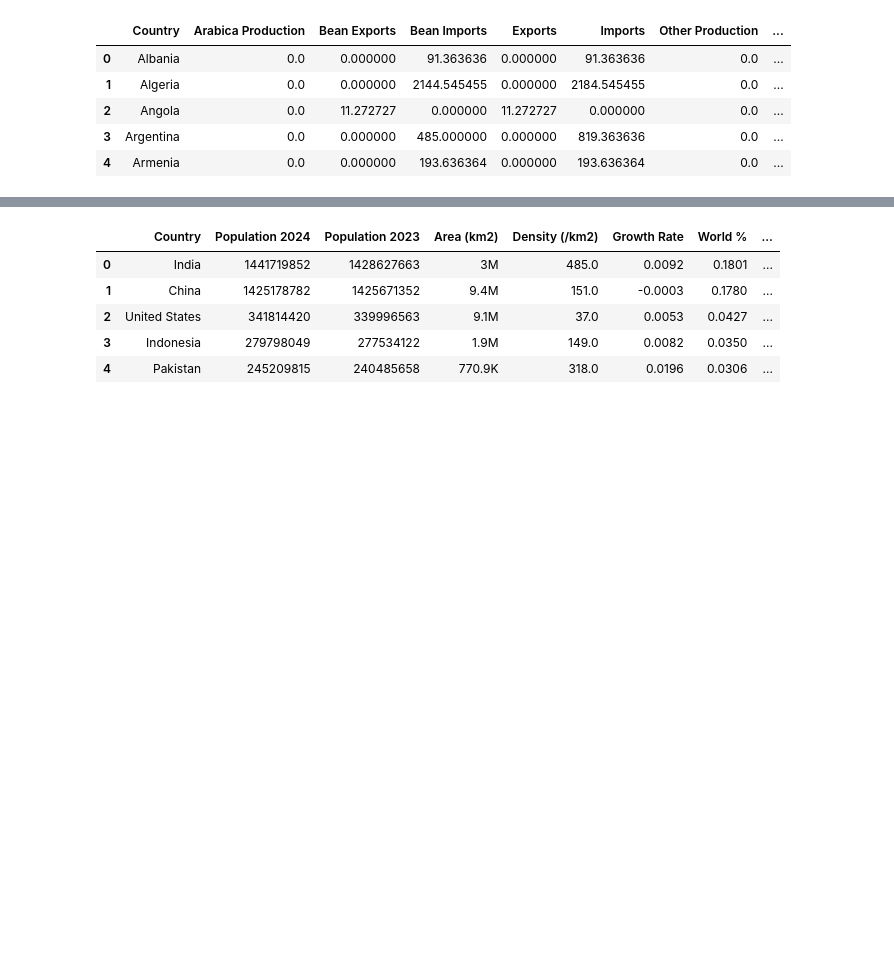
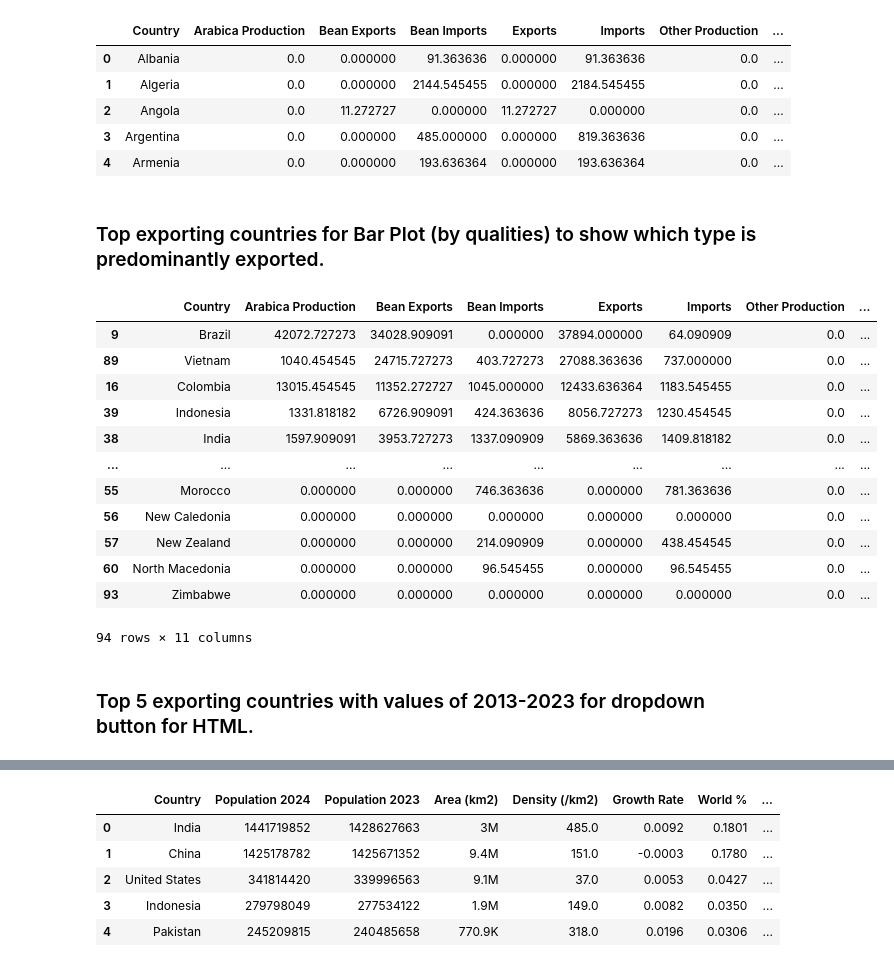
Before and after one commit to coopachupa/Project-3-, a Jupyter notebook: Nurmaa (NKD)/Cleaning and analysis.ipynb, the cells around one changed output, grey strips where cells are left out. Saved outputs shown, nothing was run; the diff lists cells and outputs as text; code cells hidden in the pictures; blank space fills up the shorter version.

```diff
--- a/Nurmaa (NKD)/Cleaning and analysis.ipynb
+++ b/Nurmaa (NKD)/Cleaning and analysis.ipynb
@@ -194,0 +197,20 @@ stats_grouped_dropped_df.head()
+# %% [markdown]
+### Top exporting countries for Bar Plot (by qualities) to show which type is predominantly exported.
+# %%
+stats_grouped_dropped_df.sort_values(by = ['Exports'], ascending = False)
+# %% [output]
+|  | Country | Arabica Production | Bean Exports | Bean Imports | Exports | Imports | Other Production | ... |
+| 9 | Brazil | 42072.727273 | 34028.909091 | 0.000000 | 37894.000000 | 64.090909 | 0.0 | ... |
+| 89 | Vietnam | 1040.454545 | 24715.727273 | 403.727273 | 27088.363636 | 737.000000 | 0.0 | ... |
+| 16 | Colombia | 13015.454545 | 11352.272727 | 1045.000000 | 12433.636364 | 1183.545455 | 0.0 | ... |
+| 39 | Indonesia | 1331.818182 | 6726.909091 | 424.363636 | 8056.727273 | 1230.454545 | 0.0 | ... |
+| 38 | India | 1597.909091 | 3953.727273 | 1337.090909 | 5869.363636 | 1409.818182 | 0.0 | ... |
+| ... | ... | ... | ... | ... | ... | ... | ... | ... |
+| 55 | Morocco | 0.000000 | 0.000000 | 746.363636 | 0.000000 | 781.363636 | 0.0 | ... |
+| 56 | New Caledonia | 0.000000 | 0.000000 | 0.000000 | 0.000000 | 0.000000 | 0.0 | ... |
+| 57 | New Zealand | 0.000000 | 0.000000 | 214.090909 | 0.000000 | 438.454545 | 0.0 | ... |
+| 60 | North Macedonia | 0.000000 | 0.000000 | 96.545455 | 0.000000 | 96.545455 | 0.0 | ... |
+| 93 | Zimbabwe | 0.000000 | 0.000000 | 0.000000 | 0.000000 | 0.000000 | 0.0 | ... |
+94 rows × 11 columns
+# %% [markdown]
+### Top 5 exporting countries with values of 2013-2023 for dropdown button for HTML.
```
Also changed, not shown: parts of 27 cells of this notebook, 5 other files.
